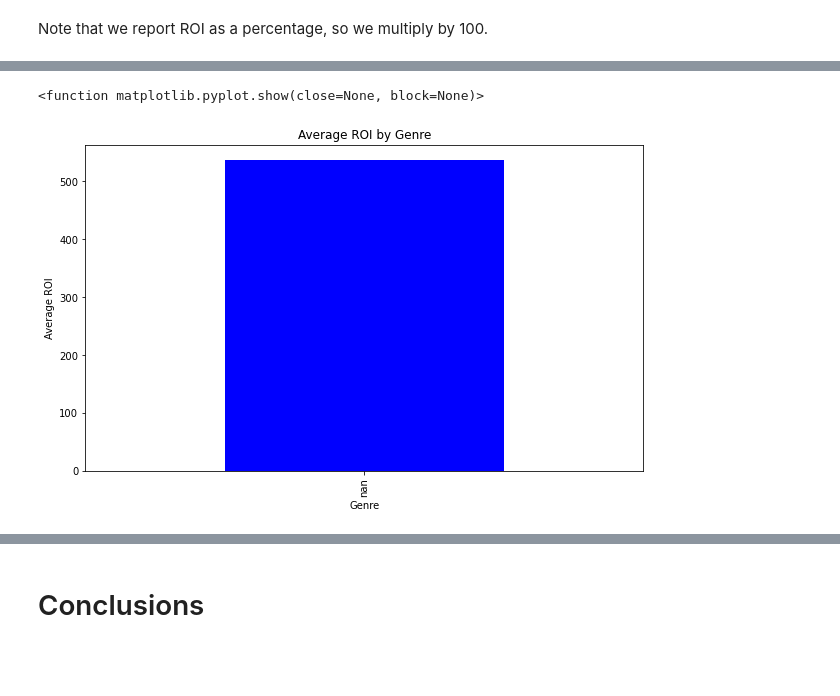
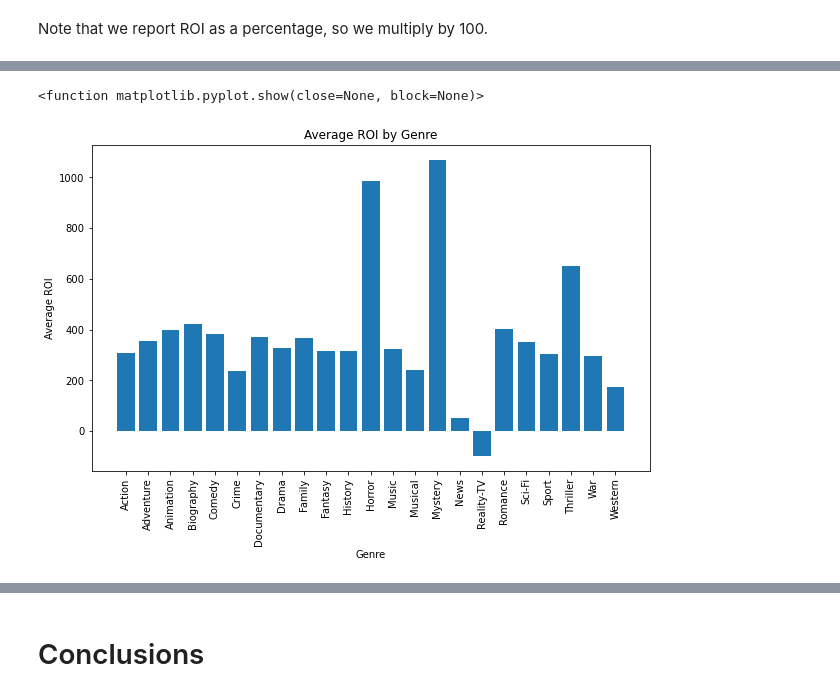
Before and after one commit to sfp13VA/film_recommendations_project, a Jupyter notebook: notebook.ipynb, the cells around one changed output, grey strips where cells are left out. Drawn from its saved outputs; the diff is of its cells as text; code cells hidden in the pictures; blank space fills up the shorter version.

```diff
--- a/notebook.ipynb
+++ b/notebook.ipynb
@@ -122,6 +183,6 @@ TN.head()
 # %%
 df = pd.merge(TN,
-             imdb_df[['primary_title', 'genres']],
+             IMDB_df[['primary_title', 'genres', 'writer_name']],
 left_on='movie',
 right_on='primary_title',
 how='inner')
@@ -175,4 +220,0 @@ Name: release_date, Length: 3815, dtype: object>
-# %%
-df['release_date'] = pd.to_datetime(df['release_date'])
-# %%
-df['release_month'] = df['release_date'].dt.strftime('%b')
@@ -232,0 +239,4 @@ df_exploded
+# %%
+cutoff_date = pd.to_datetime('1995-01-01')
+df_modern = df_exploded[df_exploded['release_date'] >= cutoff_date]
+df_modern
@@ -233,10 +257,13 @@ df_exploded
 # %%
+ROI_by_genre = df_modern.groupby('genres')['ROI'].mean().reset_index()
+
 plt.figure(figsize=(10, 6))
-ROI_by_genre.plot(kind='bar', color='blue')
+plt.bar(ROI_by_genre['genres'], ROI_by_genre['ROI'])
 plt.title('Average ROI by Genre')
 plt.xlabel('Genre')
 plt.ylabel('Average ROI')
+plt.xticks(rotation=90)
 plt.show
 # %% [output]
 <function matplotlib.pyplot.show(close=None, block=None)>
-[figure, old version]
+[figure, new version]
```
Also changed, not shown: parts of 20 cells of this notebook.
